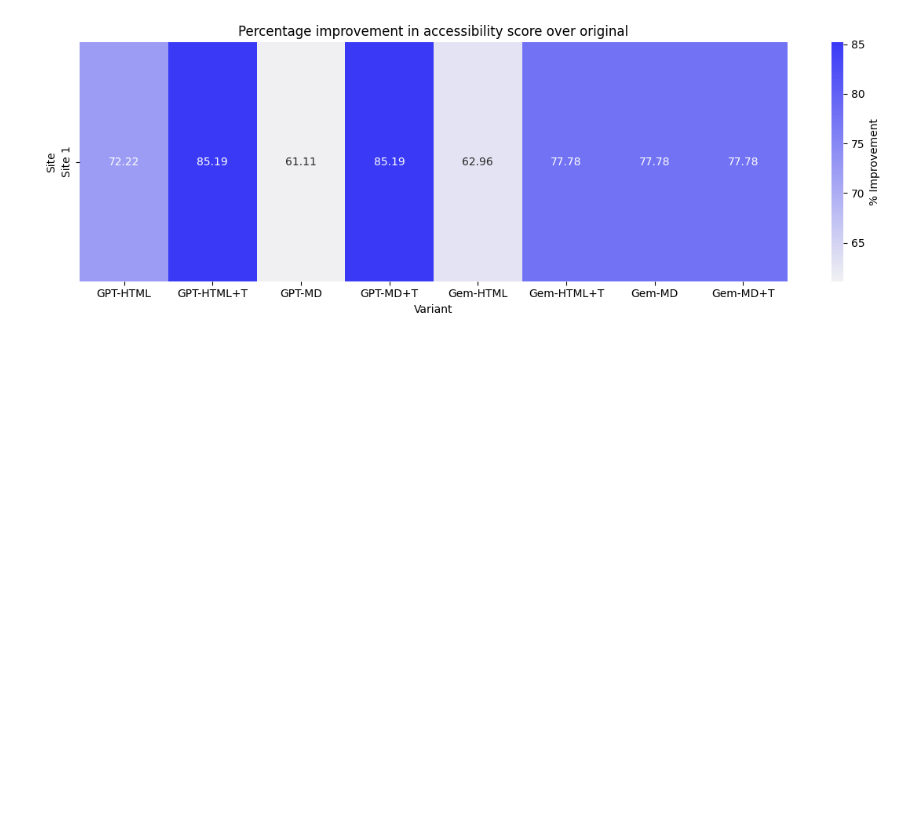
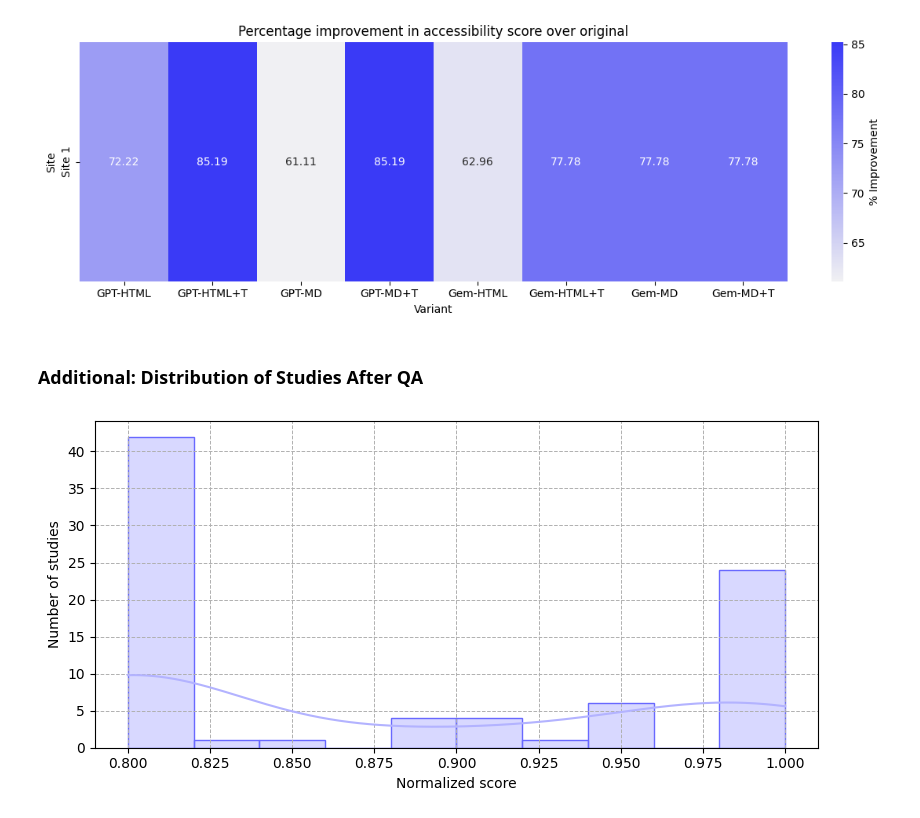
Before and after one commit to gverafei/towards-conceptual-model, a Jupyter notebook: code/conceptual-model.ipynb, the cells around one changed output. Drawn from its saved outputs; the diff is of its cells as text; code cells hidden in the pictures; blank space fills up the shorter version.

```diff
--- a/code/conceptual-model.ipynb
+++ b/code/conceptual-model.ipynb
@@ -1196,3 +1209,43 @@ def save_improvement_heatmap(df, output_path='figures/heatmap_accessibility_impr
 save_improvement_heatmap(df)
 # %% [output]
 [figure]
+# %% [markdown]
+### Additional: Distribution of Studies After QA
+# %%
+import pandas as pd
+import matplotlib.pyplot as plt
+import seaborn as sns
+
+# Simulamos una lista de puntajes QA sin normalizar
+qa_scores = [
+    0.95, 0.88, 0.80, 0.80, 0.98, 0.80, 0.80, 0.90, 0.80, 0.80,
+    1.00, 0.80, 0.90, 0.98, 1.00, 0.95, 0.80, 0.95, 0.80, 0.95,
+    0.80, 0.83, 0.80, 0.80, 0.98, 0.80, 1.00, 0.98, 0.98, 0.80,
+    0.80, 0.80, 0.80, 0.80, 0.98, 0.80, 0.80, 0.80, 0.80, 0.80,
+    0.80, 0.95, 1.00, 0.80, 0.80, 0.80, 0.80, 0.88, 0.88, 0.80,
+    1.00, 1.00, 0.80, 0.80, 0.80, 0.88, 0.80, 0.80, 0.93, 0.98,
+    0.80, 1.00, 0.80, 1.00, 0.95, 1.00, 0.80, 0.80, 0.80, 0.98,
+    0.90, 0.80, 0.98, 1.00, 0.90, 0.80, 1.00, 0.98, 1.00, 0.98,
+    0.80, 0.85, 1.00
+]
+
+# Convertimos a DataFrame
+df = pd.DataFrame({'NormalizedScore': qa_scores})
+
+# Graficamos la distribución
+plt.figure(figsize=(8, 4))
+bars = sns.histplot(df['NormalizedScore'], bins=10, kde=True, edgecolor='#6969FF', color='#B3B3FF')
+
+
+# Personalización del gráfico
+# plt.title('Distribution of normalized QA scores')
+plt.xlabel('Normalized score')
+plt.ylabel('Number of studies')
+plt.grid(linestyle='--', linewidth=0.7)
+plt.tight_layout()
+
+# Guardar y mostrar
+plt.savefig("figures/qa-distribution.jpg", dpi=400)
+plt.show()
+# %% [output]
+[figure, added]
```
Also changed, not shown: parts of 6 cells of this notebook.
